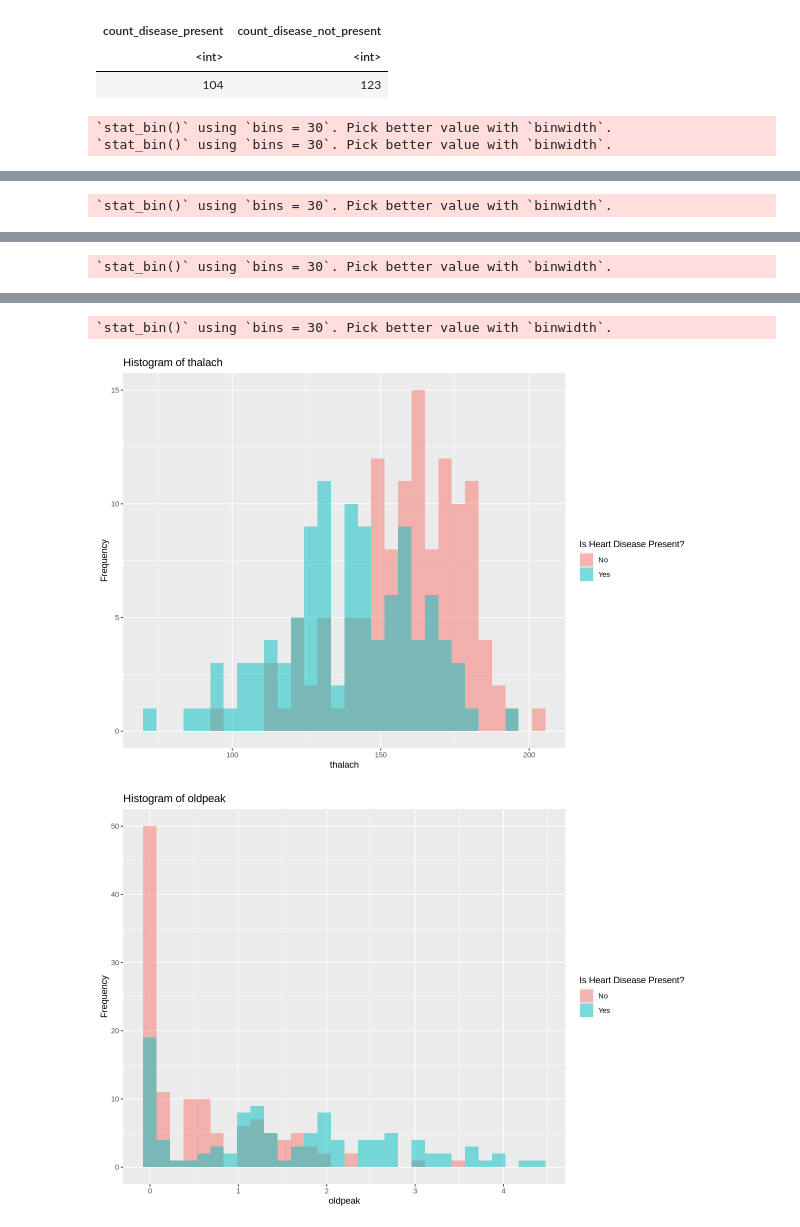
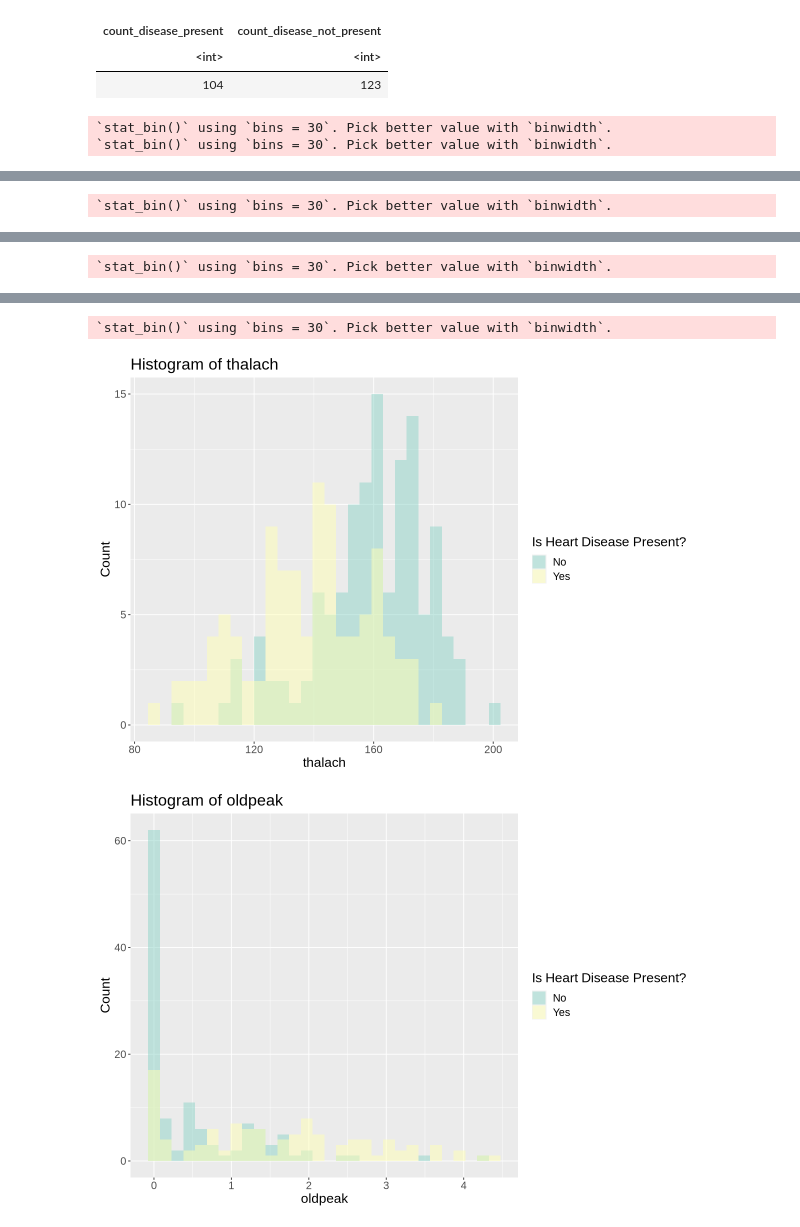
Before and after one commit to holiday-sean/dsci100_project, a Jupyter notebook: project.ipynb, the cells around one changed output, grey strips where cells are left out. Saved outputs shown, nothing was run; the diff lists cells and outputs as text; code cells hidden in the pictures.

Commit message:
plot_viz_V4

```diff
--- a/project.ipynb
+++ b/project.ipynb
@@ -126,31 +126,41 @@ age_histogram <- cleveland_training %>%
   ggplot(aes(x = age, fill = is_disease_present)) +
   geom_histogram(alpha = 0.5,
                  position = "identity") +
-  labs(x = "Age", y = "Frequency", title = "Histogram of Age", fill = "Is Heart Disease Present?")
+  labs(x = "Age", y = "Count", title = "Histogram of Age", fill = "Is Heart Disease Present?") +
+  scale_fill_brewer(palette = 'Set3') +
+  theme(text = element_text(size = 16))
 
 trestbps_histogram <- cleveland_training %>%
   ggplot(aes(x = trestbps, fill = is_disease_present)) +
   geom_histogram(alpha = 0.5,
                  position = "identity") +
-  labs(x = "trestbps", y = "Frequency", title = "Histogram of trestbps", fill = "Is Heart Disease Present?")
+  labs(x = "trestbps", y = "Count", title = "Histogram of trestbps", fill = "Is Heart Disease Present?") +
+  scale_fill_brewer(palette = 'Set3') +
+  theme(text = element_text(size = 16))
 
 chol_histogram <- cleveland_training %>%
   ggplot(aes(x = chol, fill = is_disease_present)) +
   geom_histogram(alpha = 0.5,
                  position = "identity") +
-  labs(x = "chol", y = "Frequency", title = "Histogram of chol", fill = "Is Heart Disease Present?")
+  labs(x = "chol", y = "Count", title = "Histogram of chol", fill = "Is Heart Disease Present?") +
+  scale_fill_brewer(palette = 'Set3') +
+  theme(text = element_text(size = 16))
 
 thalach_histogram <- cleveland_training %>%
   ggplot(aes(x = thalach, fill = is_disease_present)) +
   geom_histogram(alpha = 0.5,
                  position = "identity") +
-  labs(x = "thalach", y = "Frequency", title = "Histogram of thalach", fill = "Is Heart Disease Present?")
+  labs(x = "thalach", y = "Count", title = "Histogram of thalach", fill = "Is Heart Disease Present?") +
+  scale_fill_brewer(palette = 'Set3') +
+  theme(text = element_text(size = 16))
 
 oldpeak_histogram <- cleveland_training %>%
   ggplot(aes(x = oldpeak, fill = is_disease_present)) +
   geom_histogram(alpha = 0.5,
                  position = "identity") +
-  labs(x = "oldpeak", y = "Frequency", title = "Histogram of oldpeak", fill = "Is Heart Disease Present?")
+  labs(x = "oldpeak", y = "Count", title = "Histogram of oldpeak", fill = "Is Heart Disease Present?") +
+  scale_fill_brewer(palette = 'Set3') +
+  theme(text = element_text(size = 16))
 
 age_histogram
 trestbps_histogram
@@ -168,6 +178,6 @@ oldpeak_histogram
 `stat_bin()` using `bins = 30`. Pick better value with `binwidth`.
-[figure, old version]
+[figure, new version]
-[figure, old version]
+[figure, new version]
 # %%
 #Data Visualization (Exploratory Analysis - We probably will not use this...)
 
```
Also changed, not shown: parts of 4 cells of this notebook.
